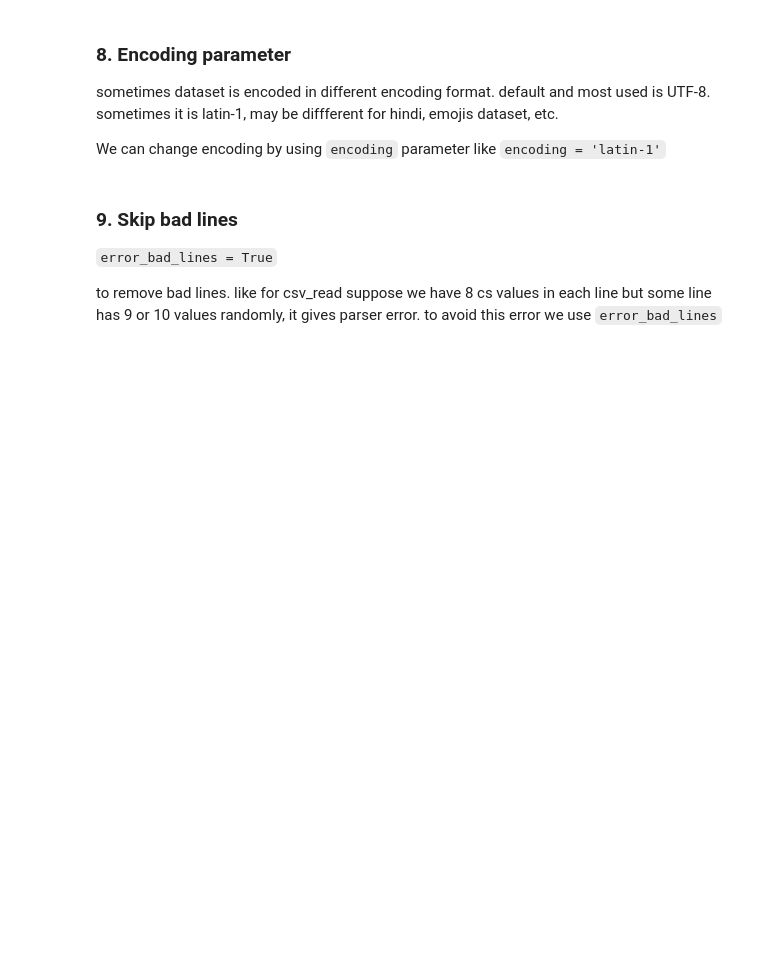
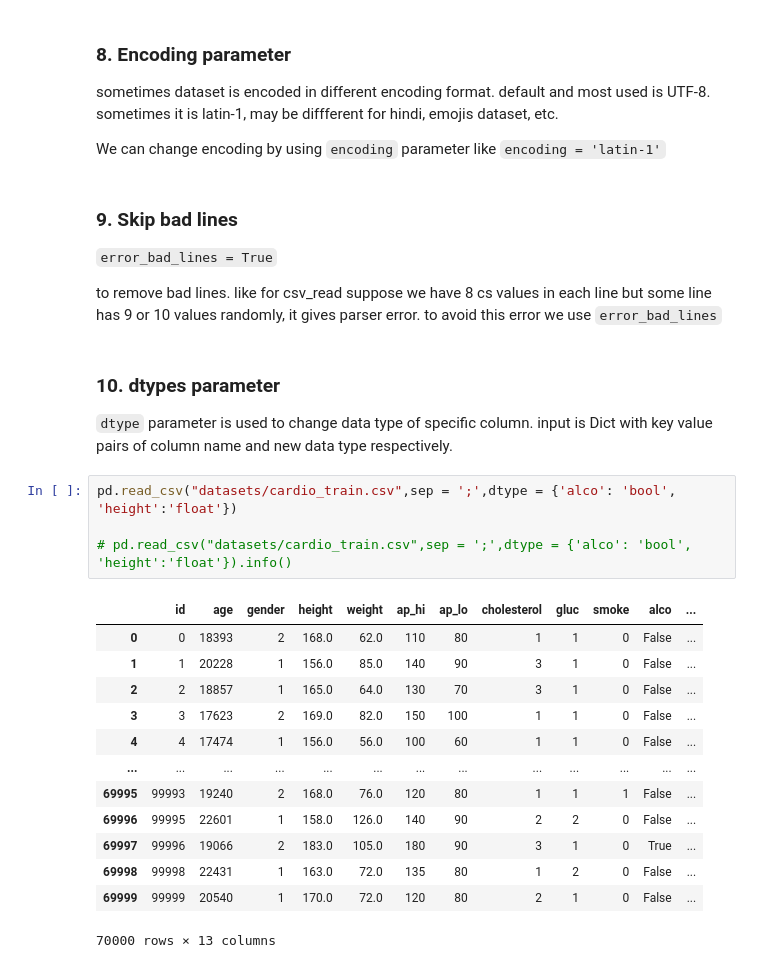
Before and after one commit to Alabhesh08/Python_ML, a Jupyter notebook: Learning_Notebooks/D15_CSV_Files.ipynb, the cells around one changed output. Drawn from its saved outputs; the diff is of its cells as text; blank space fills up the shorter version.

Commit message:
dtype paramater

```diff
--- a/Learning_Notebooks/D15_CSV_Files.ipynb
+++ b/Learning_Notebooks/D15_CSV_Files.ipynb
@@ -212,3 +212,26 @@ We can change encoding by using `encoding` parameter like `encoding = 'latin-1'`
 `error_bad_lines = True`
 
 to remove bad lines. like for csv_read suppose we have 8 cs values in each line but some line has 9 or 10 values randomly, it gives parser error. to avoid this error we use `error_bad_lines`
+# %% [markdown]
+### 10. dtypes parameter
+
+`dtype` parameter is used to change data type of specific column.
+input is Dict with key value pairs of column name and new data type respectively.
+# %%
+pd.read_csv("datasets/cardio_train.csv",sep = ';',dtype = {'alco': 'bool', 'height':'float'})
+
+# pd.read_csv("datasets/cardio_train.csv",sep = ';',dtype = {'alco': 'bool', 'height':'float'}).info()
+# %% [output]
+|  | id | age | gender | height | weight | ap_hi | ap_lo | cholesterol | gluc | smoke | alco | ... |
+| 0 | 0 | 18393 | 2 | 168.0 | 62.0 | 110 | 80 | 1 | 1 | 0 | False | ... |
+| 1 | 1 | 20228 | 1 | 156.0 | 85.0 | 140 | 90 | 3 | 1 | 0 | False | ... |
+| 2 | 2 | 18857 | 1 | 165.0 | 64.0 | 130 | 70 | 3 | 1 | 0 | False | ... |
+| 3 | 3 | 17623 | 2 | 169.0 | 82.0 | 150 | 100 | 1 | 1 | 0 | False | ... |
+| 4 | 4 | 17474 | 1 | 156.0 | 56.0 | 100 | 60 | 1 | 1 | 0 | False | ... |
+| ... | ... | ... | ... | ... | ... | ... | ... | ... | ... | ... | ... | ... |
+| 69995 | 99993 | 19240 | 2 | 168.0 | 76.0 | 120 | 80 | 1 | 1 | 1 | False | ... |
+| 69996 | 99995 | 22601 | 1 | 158.0 | 126.0 | 140 | 90 | 2 | 2 | 0 | False | ... |
+| 69997 | 99996 | 19066 | 2 | 183.0 | 105.0 | 180 | 90 | 3 | 1 | 0 | True | ... |
+| 69998 | 99998 | 22431 | 1 | 163.0 | 72.0 | 135 | 80 | 1 | 2 | 0 | False | ... |
+| 69999 | 99999 | 20540 | 1 | 170.0 | 72.0 | 120 | 80 | 2 | 1 | 0 | False | ... |
+70000 rows × 13 columns
```
